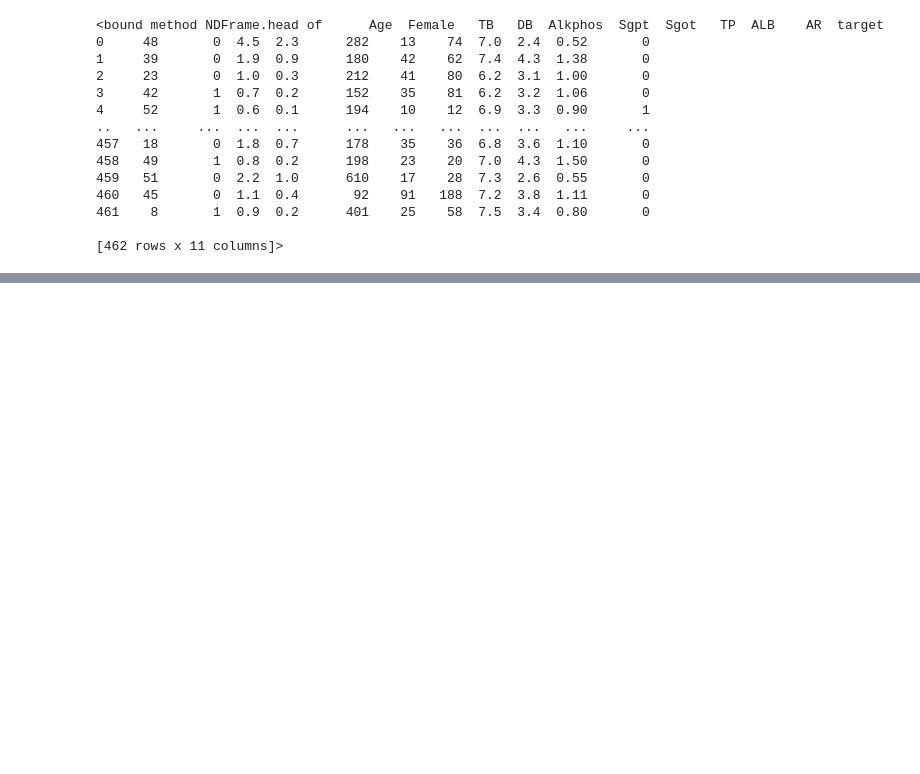
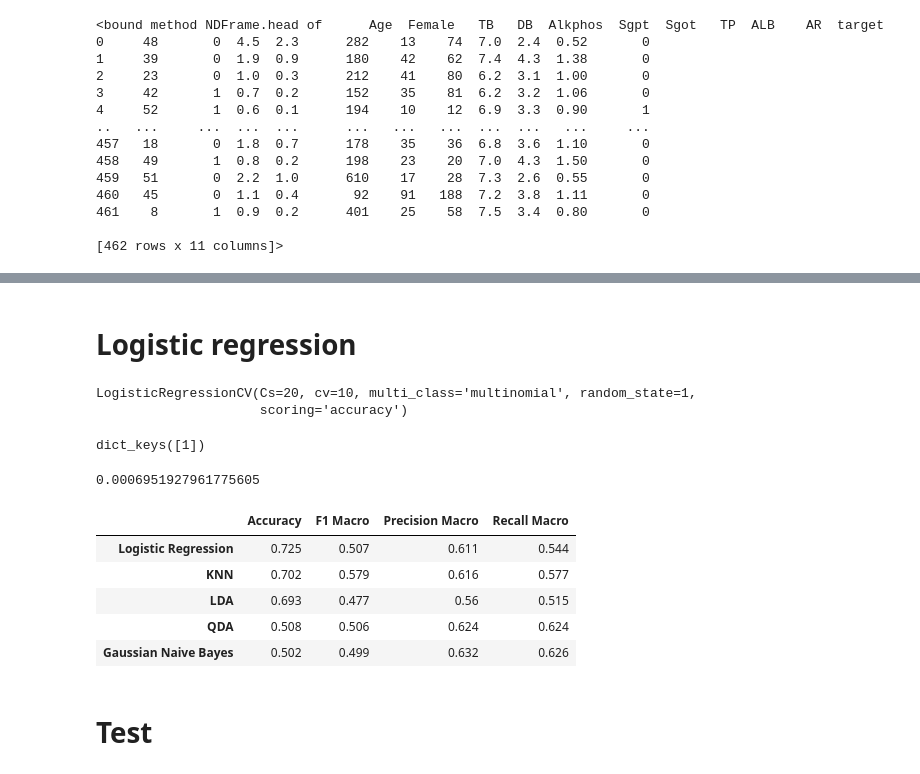
Before and after one commit to SrChen6/AA1-Competition, a Jupyter notebook: lin_class_raw.ipynb, the cells around one changed output, grey strips where cells are left out. Saved outputs shown, nothing was run; the diff lists cells and outputs as text; code cells hidden in the pictures; blank space fills up the shorter version.

```diff
--- a/lin_class_raw.ipynb
+++ b/lin_class_raw.ipynb
@@ -72,0 +182,9 @@ sns.pairplot(data=ILDS, hue='target')
+# %%
+knn = KNeighborsClassifier(n_neighbors=7, metric='minkowski')
+knn.fit(X_train, y_train)
+
+cross_val_results = pd.DataFrame(cross_validate(knn , X_train, y_train, cv = 5, scoring = ['accuracy', 'f1_macro', 'precision_macro', 'recall_macro'] ))
+
+results_df.loc['KNN',:] = cross_val_results[['test_accuracy', 'test_f1_macro',
+       'test_precision_macro', 'test_recall_macro']].mean().values
+results_df
@@ -72,0 +198,11 @@ sns.pairplot(data=ILDS, hue='target')
+# %%
+gaussian_nb = GaussianNB()
+
+gaussian_nb.fit(X_train,y_train)
+
+
+cross_val_results = pd.DataFrame(cross_validate(gaussian_nb , X_train, y_train, cv = 5, scoring = ['accuracy', 'f1_macro', 'precision_macro', 'recall_macro'] ))
+
+results_df.loc['Gaussian Naive Bayes',:] = cross_val_results[['test_accuracy', 'test_f1_macro',
+       'test_precision_macro', 'test_recall_macro']].mean().values
+results_df
@@ -72,0 +215,39 @@ sns.pairplot(data=ILDS, hue='target')
+# %% [markdown]
+# Logistic regression
+# %%
+logreg = LogisticRegressionCV(Cs=20, random_state=1, cv = 10, scoring = 'accuracy', multi_class='multinomial')
+
+logreg.fit(X_train, y_train)
+# %% [output]
+LogisticRegressionCV(Cs=20, cv=10, multi_class='multinomial', random_state=1,
+                     scoring='accuracy')
+# %%
+print(logreg.scores_.keys())
+# %% [output]
+dict_keys([1])
+# %%
+# figure out optimal parameter value for 'C'
+
+avg_crossval_scores = logreg.scores_[1].mean(axis=0)
+idx = np.argmax(avg_crossval_scores)
+best_C = logreg.Cs_[idx]
+print(best_C)
+# %% [output]
+0.0006951927961775605
+# %%
+logreg = LogisticRegression(C=best_C, multi_class='multinomial')
+cross_val_results = pd.DataFrame(cross_validate(logreg, X_train, y_train, cv = 5, scoring = ['accuracy', 'f1_macro', 'precision_macro', 'recall_macro'] ))
+
+results_df.loc['Logistic Regression',:] = cross_val_results[['test_accuracy', 'test_f1_macro',
+       'test_precision_macro', 'test_recall_macro']].mean().values
+
+results_df.sort_values(by='Accuracy', ascending=False)
+# %% [output]
+|  | Accuracy | F1 Macro | Precision Macro | Recall Macro |
+| Logistic Regression | 0.725 | 0.507 | 0.611 | 0.544 |
+| KNN | 0.702 | 0.579 | 0.616 | 0.577 |
+| LDA | 0.693 | 0.477 | 0.56 | 0.515 |
+| QDA | 0.508 | 0.506 | 0.624 | 0.624 |
+| Gaussian Naive Bayes | 0.502 | 0.499 | 0.632 | 0.626 |
+# %% [markdown]
+# Test
```
Also changed, not shown: parts of 21 cells of this notebook, 3 other files.
